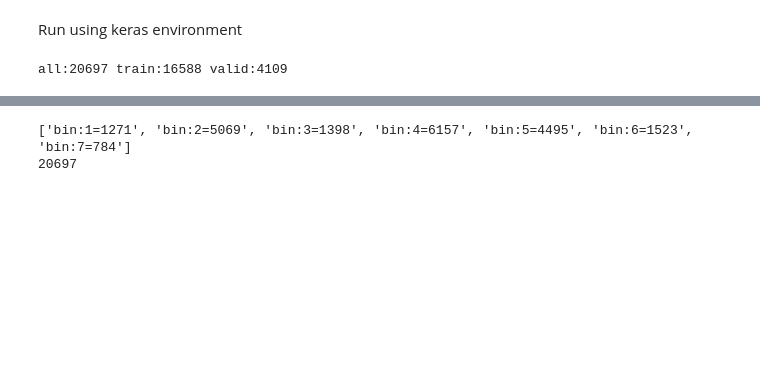
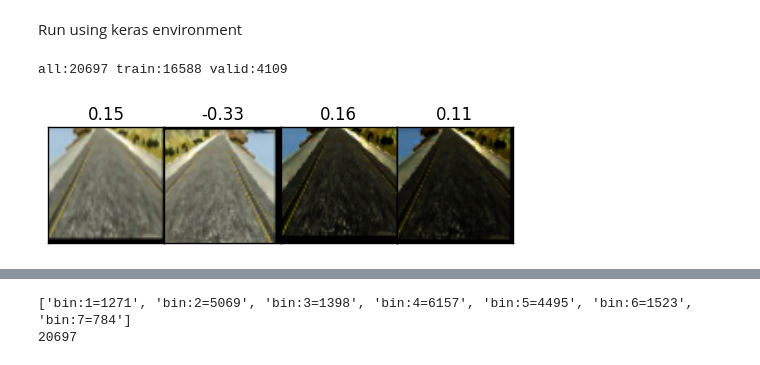
Before and after one commit to mattwg/carnd-cloning-experiments, a Jupyter notebook: Getting Serious.ipynb, the cells around one changed output, grey strips where cells are left out. Cells and saved outputs as stored; diff of their text form; code cells hidden in the pictures; blank space fills up the shorter version.

```diff
--- a/Getting Serious.ipynb
+++ b/Getting Serious.ipynb
@@ -205,3 +205,21 @@ ft, yt, fv, yv = split_driving_log(f, y, 0.8)
 print('all:{} train:{} valid:{}'.format(len(f), len(ft), len(fv)))
 # %% [output]
 all:20697 train:16588 valid:4109
+# %%
+import matplotlib.pyplot as plt
+import matplotlib.gridspec as gridspec
+%matplotlib inline
+
+img_base = load_image(f[1000])
+
+gs = gridspec.GridSpec(1, 4, wspace=0.0, hspace=0.0)
+for col in range(0,4):
+    for row in range(0,1):
+        ax = plt.subplot(gs[row,col])
+        img, angle = generate_image(img_base, np.float32(y[1000]))
+        ax.imshow(img)
+        ax.set_title('{:2.2f}'.format(angle,))
+        ax.set_xticks([])
+        ax.set_yticks([])
+# %% [output]
+[figure, added]
```
Also changed, not shown: parts of 5 cells of this notebook, 1 other file.
